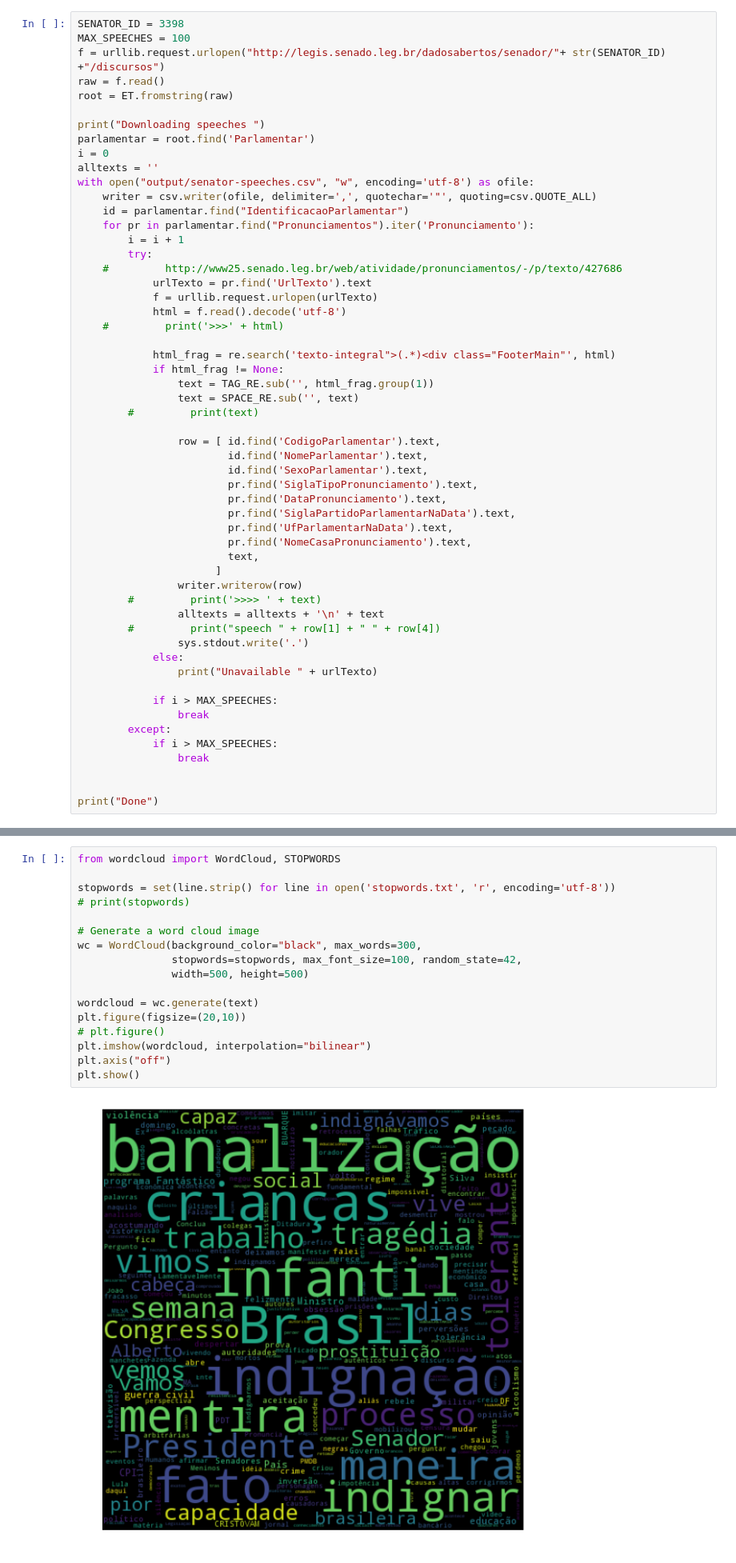
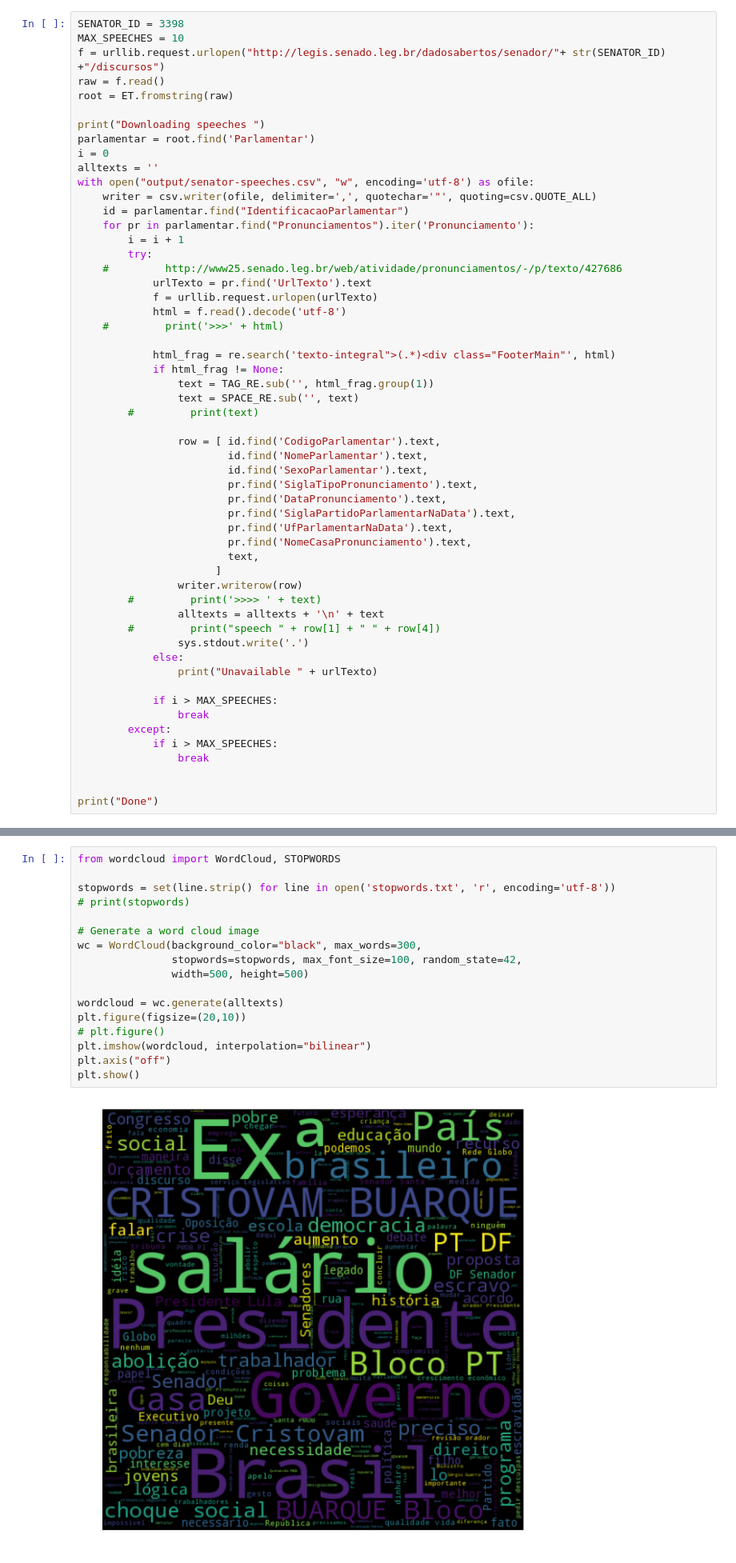
Before and after one commit to flaviostutz/senate-data, a Jupyter notebook: notebooks/02-explore-senator-speeches.ipynb, the cells around one changed output, grey strips where cells are left out. Shown at 80% size. Saved outputs shown, nothing was run; the diff lists cells and outputs as text.

Commit message:
exploring more text processing options

```diff
--- a/notebooks/02-explore-senator-speeches.ipynb
+++ b/notebooks/02-explore-senator-speeches.ipynb
@@ -12,7 +12,7 @@ TAG_RE = re.compile(r'<[^>]+>')
 SPACE_RE = re.compile('&nbsp;')
 # %%
 SENATOR_ID = 3398
-MAX_SPEECHES = 100
+MAX_SPEECHES = 10
 f = urllib.request.urlopen("http://legis.senado.leg.br/dadosabertos/senador/"+ str(SENATOR_ID) +"/discursos")
 raw = f.read()
 root = ET.fromstring(raw)
@@ -73,19 +73,19 @@ Downloading speeches
 # %%
 from wordcloud import WordCloud, STOPWORDS
 
 stopwords = set(line.strip() for line in open('stopwords.txt', 'r', encoding='utf-8'))
 # print(stopwords)
 
 # Generate a word cloud image
 wc = WordCloud(background_color="black", max_words=300,
                stopwords=stopwords, max_font_size=100, random_state=42,
                width=500, height=500)
 
-wordcloud = wc.generate(text)
+wordcloud = wc.generate(alltexts)
 plt.figure(figsize=(20,10))
 # plt.figure()
 plt.imshow(wordcloud, interpolation="bilinear")
 plt.axis("off")
 plt.show()
 # %% [output]
-[figure, old version]
+[figure, new version]
```
Also changed, not shown: parts of 8 cells of this notebook, 1 other file.
